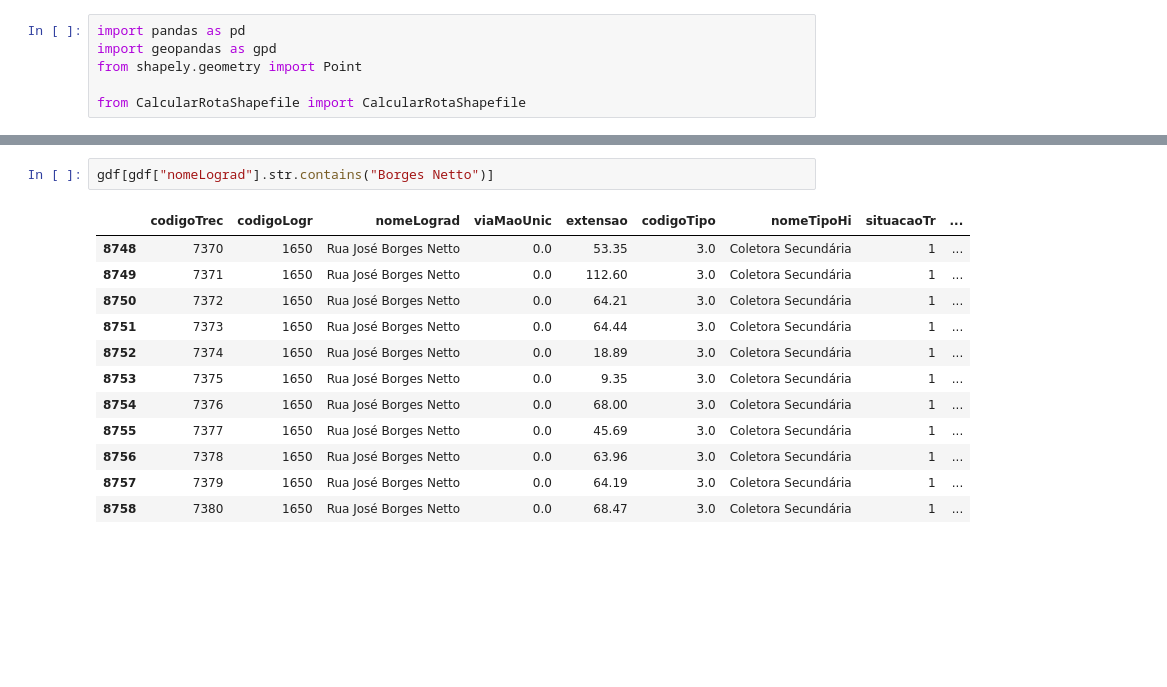
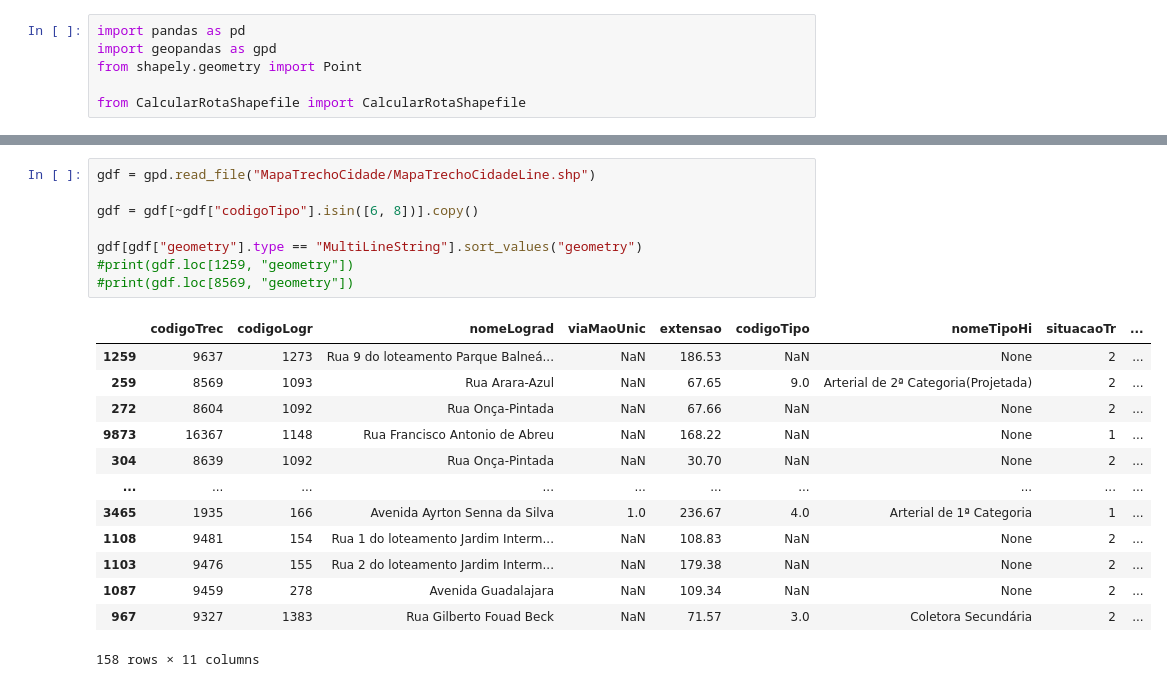
Before and after one commit to giovane1-8/praia_grande_calculo_rota, a Jupyter notebook: explorando_dados.ipynb, the cells around one changed output, grey strips where cells are left out. Cells and saved outputs as stored; diff of their text form; blank space fills up the shorter version.

```diff
--- a/explorando_dados.ipynb
+++ b/explorando_dados.ipynb
@@ -51,15 +17,22 @@ LINESTRING (347899.2792418645 7341804.14974671, 347851.79457712703 7341840.03690
-# %%
-gdf[gdf["nomeLograd"].str.contains("Borges Netto")]
-# %% [output]
-|  | codigoTrec | codigoLogr | nomeLograd | viaMaoUnic | extensao | codigoTipo | nomeTipoHi | situacaoTr | ... |
-| 8748 | 7370 | 1650 | Rua José Borges Netto | 0.0 | 53.35 | 3.0 | Coletora Secundária | 1 | ... |
-| 8749 | 7371 | 1650 | Rua José Borges Netto | 0.0 | 112.60 | 3.0 | Coletora Secundária | 1 | ... |
-| 8750 | 7372 | 1650 | Rua José Borges Netto | 0.0 | 64.21 | 3.0 | Coletora Secundária | 1 | ... |
-| 8751 | 7373 | 1650 | Rua José Borges Netto | 0.0 | 64.44 | 3.0 | Coletora Secundária | 1 | ... |
-| 8752 | 7374 | 1650 | Rua José Borges Netto | 0.0 | 18.89 | 3.0 | Coletora Secundária | 1 | ... |
-| 8753 | 7375 | 1650 | Rua José Borges Netto | 0.0 | 9.35 | 3.0 | Coletora Secundária | 1 | ... |
-| 8754 | 7376 | 1650 | Rua José Borges Netto | 0.0 | 68.00 | 3.0 | Coletora Secundária | 1 | ... |
-| 8755 | 7377 | 1650 | Rua José Borges Netto | 0.0 | 45.69 | 3.0 | Coletora Secundária | 1 | ... |
-| 8756 | 7378 | 1650 | Rua José Borges Netto | 0.0 | 63.96 | 3.0 | Coletora Secundária | 1 | ... |
-| 8757 | 7379 | 1650 | Rua José Borges Netto | 0.0 | 64.19 | 3.0 | Coletora Secundária | 1 | ... |
-| 8758 | 7380 | 1650 | Rua José Borges Netto | 0.0 | 68.47 | 3.0 | Coletora Secundária | 1 | ... |
+# %%
+gdf = gpd.read_file("MapaTrechoCidade/MapaTrechoCidadeLine.shp")
+
+gdf = gdf[~gdf["codigoTipo"].isin([6, 8])].copy()
+
+gdf[gdf["geometry"].type == "MultiLineString"].sort_values("geometry")
+#print(gdf.loc[1259, "geometry"])
+#print(gdf.loc[8569, "geometry"])
+# %% [output]
+|  | codigoTrec | codigoLogr | nomeLograd | viaMaoUnic | extensao | codigoTipo | nomeTipoHi | situacaoTr | ... |
+| 1259 | 9637 | 1273 | Rua 9 do loteamento Parque Balneá... | NaN | 186.53 | NaN | None | 2 | ... |
+| 259 | 8569 | 1093 | Rua Arara-Azul | NaN | 67.65 | 9.0 | Arterial de 2ª Categoria(Projetada) | 2 | ... |
+| 272 | 8604 | 1092 | Rua Onça-Pintada | NaN | 67.66 | NaN | None | 2 | ... |
+| 9873 | 16367 | 1148 | Rua Francisco Antonio de Abreu | NaN | 168.22 | NaN | None | 1 | ... |
+| 304 | 8639 | 1092 | Rua Onça-Pintada | NaN | 30.70 | NaN | None | 2 | ... |
+| ... | ... | ... | ... | ... | ... | ... | ... | ... | ... |
+| 3465 | 1935 | 166 | Avenida Ayrton Senna da Silva | 1.0 | 236.67 | 4.0 | Arterial de 1ª Categoria | 1 | ... |
+| 1108 | 9481 | 154 | Rua 1 do loteamento Jardim Interm... | NaN | 108.83 | NaN | None | 2 | ... |
+| 1103 | 9476 | 155 | Rua 2 do loteamento Jardim Interm... | NaN | 179.38 | NaN | None | 2 | ... |
+| 1087 | 9459 | 278 | Avenida Guadalajara | NaN | 109.34 | NaN | None | 2 | ... |
+| 967 | 9327 | 1383 | Rua Gilberto Fouad Beck | NaN | 71.57 | 3.0 | Coletora Secundária | 2 | ... |
+158 rows × 11 columns
```
Also changed, not shown: parts of 5 cells of this notebook, 1 other file.
